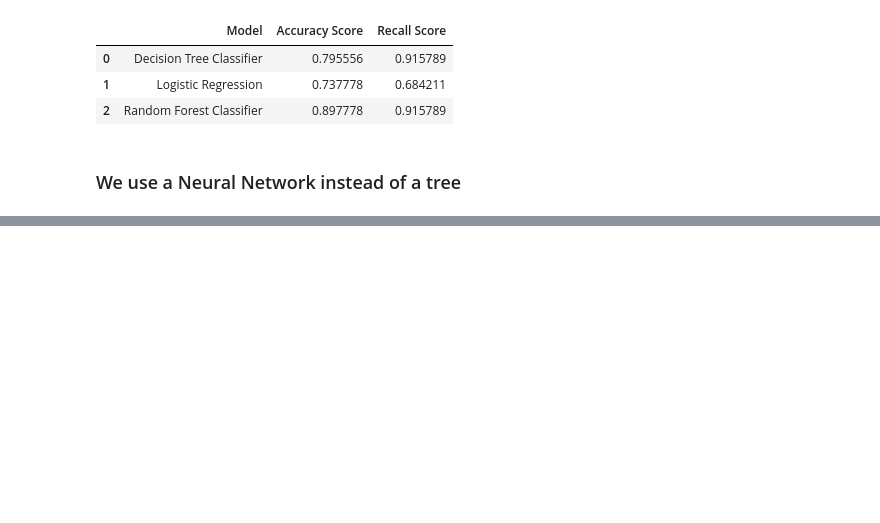
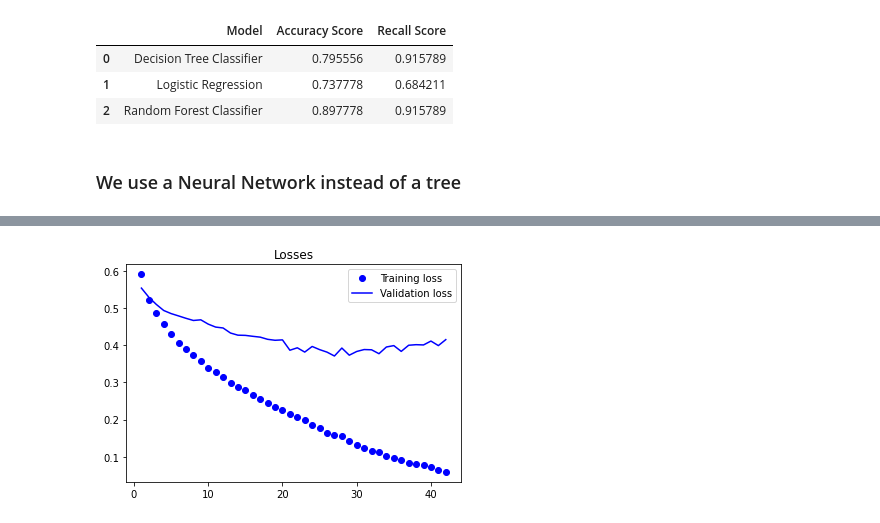
Before and after one commit to qSergio/Intro2ML, a Jupyter notebook: Session4/NNandDeepLearning.ipynb, the cells around one changed output, grey strips where cells are left out. Drawn from its saved outputs; the diff is of its cells as text; code cells hidden in the pictures; blank space fills up the shorter version.

```diff
--- a/Session4/NNandDeepLearning.ipynb
+++ b/Session4/NNandDeepLearning.ipynb
@@ -428,3 +430,16 @@ Trainable params: 1,233
 Non-trainable params: 0
 _________________________________________________________________
+# %%
+loss = history.history['loss']
+val_loss = history.history['val_loss']
+
+epos = range(1, len(loss) + 1)
+
+plt.plot(epos, loss, 'bo', label='Training loss')
+plt.plot(epos, val_loss, 'b', label='Validation loss')
+plt.title('Losses')
+plt.legend()
+plt.show()
+# %% [output]
+[figure, added]
 # %%
```
Also changed, not shown: parts of 33 cells of this notebook.
